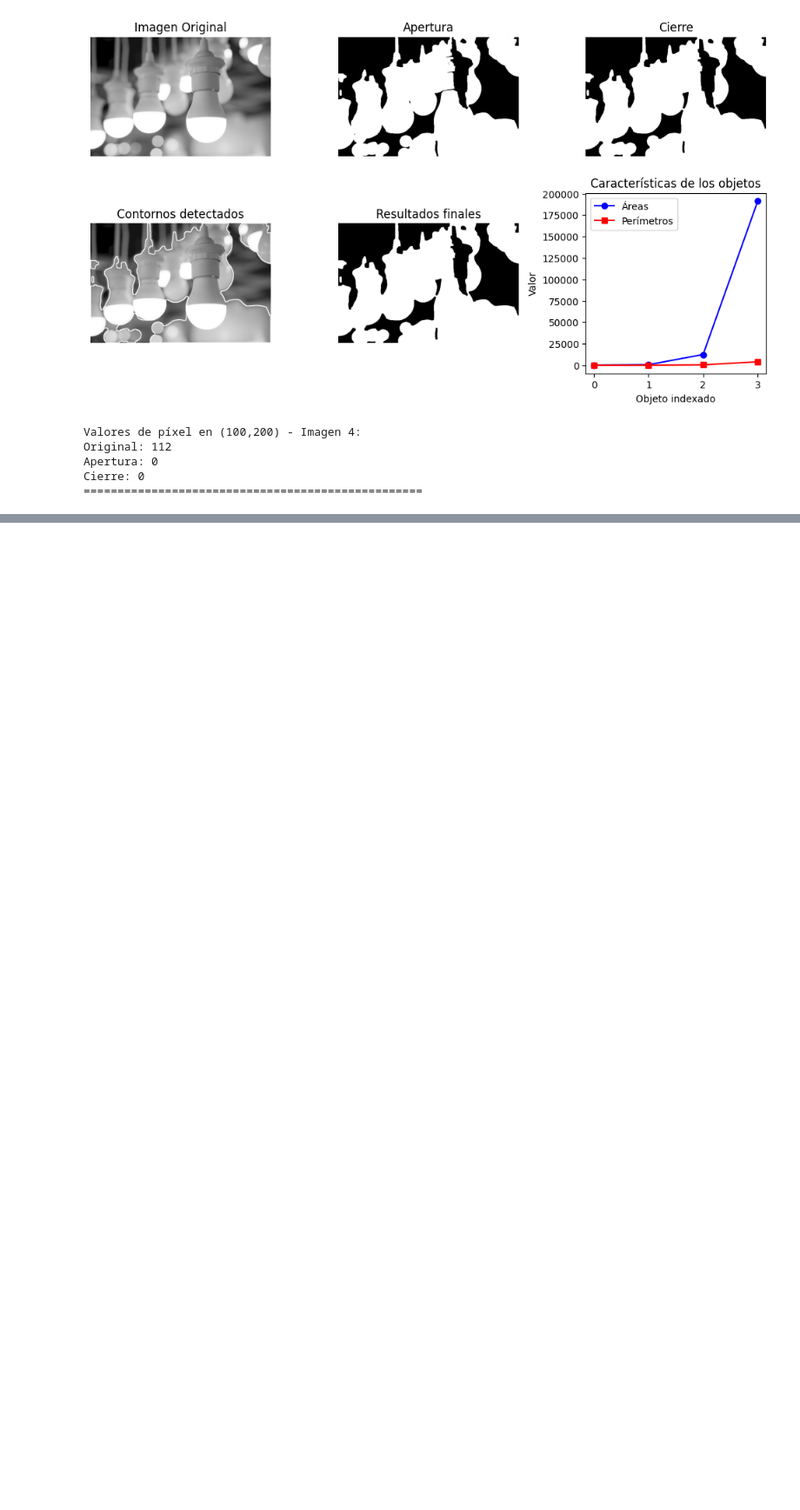
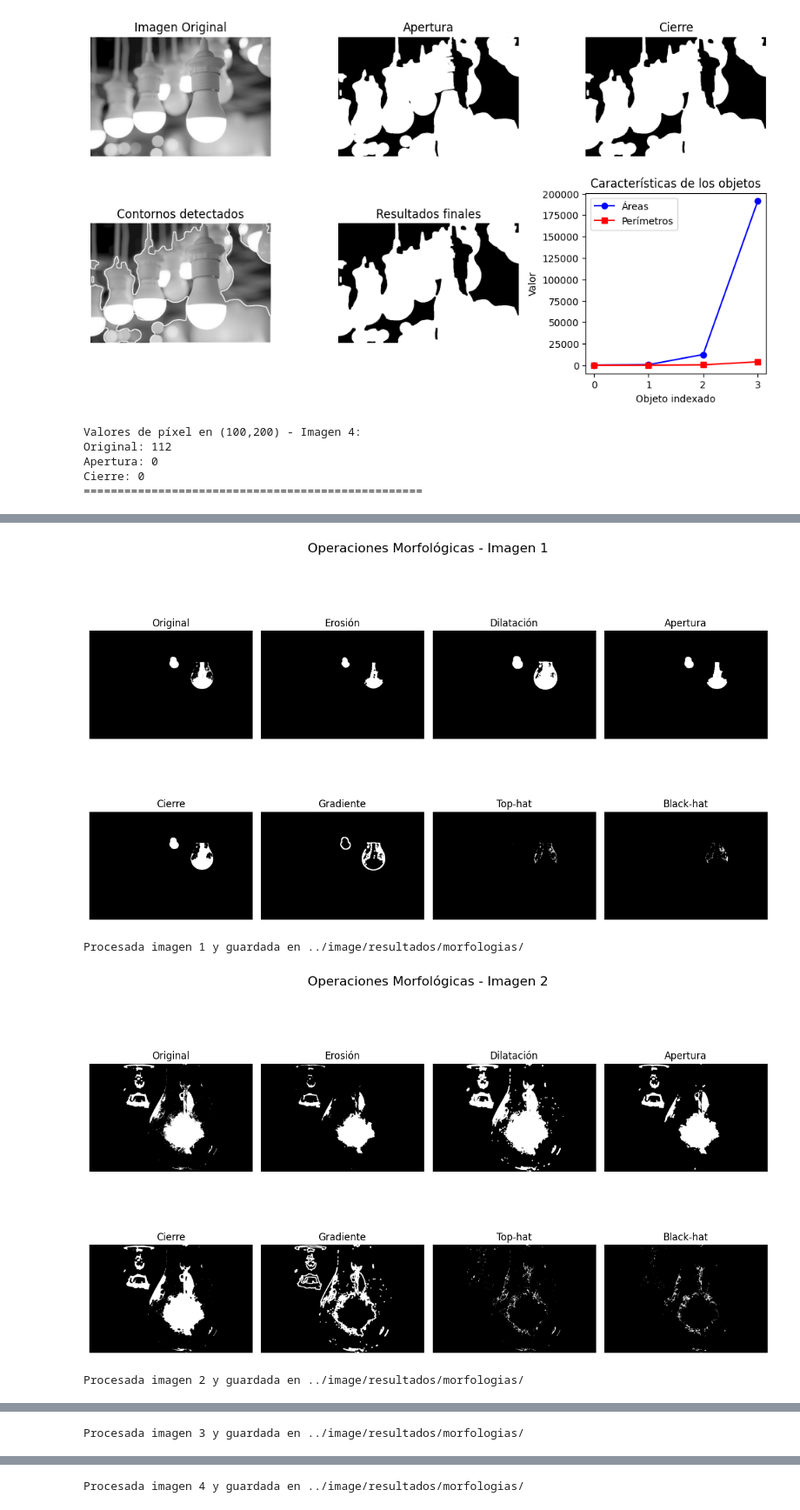
Before and after one commit to BrandonBrandon-alt/parcial1_visualizacion, a Jupyter notebook: algoritmos/Morfologias.ipynb, the cells around one changed output, grey strips where cells are left out. Shown at 87% size. Drawn from its saved outputs; the diff is of its cells as text; code cells hidden in the pictures; blank space fills up the shorter version.

Commit message:
Se aplicaron las siguientes operaciones Morfológicas:
- Erosión
- Dilatación
- Apertura
- Cierre
- Gradiente Morfológico
- Top-Hat
- Black-Hat

```diff
--- a/algoritmos/Morfologias.ipynb
+++ b/algoritmos/Morfologias.ipynb
@@ -174,0 +190,68 @@ Cierre: 0
+# %%
+import cv2
+import numpy as np
+import matplotlib.pyplot as plt
+import os
+
+# Lista de imágenes a procesar
+imagenes = ['../image/1.png', '../image/2.png', '../image/3.png', '../image/4.png']
+
+# Carpeta de salida
+output_dir = "../image/resultados/morfologias/"
+os.makedirs(output_dir, exist_ok=True)
+
+# Crear un kernel para las operaciones morfológicas
+kernel = np.ones((7, 7), np.uint8)
+
+for i, path in enumerate(imagenes):
+    # Cargar la imagen en escala de grises
+    image = cv2.imread(path, cv2.IMREAD_GRAYSCALE)
+
+    # Preprocesamiento: convertir la imagen a binaria usando umbralización
+    _, binary_image = cv2.threshold(image, 127, 255, cv2.THRESH_BINARY)
+
+    # ---- Operaciones morfológicas ----
+    erosion = cv2.erode(binary_image, kernel, iterations=1)
+    dilatacion = cv2.dilate(binary_image, kernel, iterations=1)
+    apertura = cv2.morphologyEx(binary_image, cv2.MORPH_OPEN, kernel)
+    cierre = cv2.morphologyEx(binary_image, cv2.MORPH_CLOSE, kernel)
+    gradiente = cv2.morphologyEx(binary_image, cv2.MORPH_GRADIENT, kernel)
+    tophat = cv2.morphologyEx(binary_image, cv2.MORPH_TOPHAT, kernel)
+    blackhat = cv2.morphologyEx(binary_image, cv2.MORPH_BLACKHAT, kernel)
+
+    # ---- Mostrar resultados ----
+    titles = [
+        "Original", "Erosión", "Dilatación", "Apertura",
+        "Cierre", "Gradiente", "Top-hat", "Black-hat"
+    ]
+    images = [
+        binary_image, erosion, dilatacion, apertura,
+        cierre, gradiente, tophat, blackhat
+    ]
+
+    plt.figure(figsize=(12, 8))
+    for j in range(8):
+        plt.subplot(2, 4, j+1)
+        plt.imshow(images[j], cmap="gray")
+        plt.title(titles[j])
+        plt.axis("off")
+    plt.suptitle(f"Operaciones Morfológicas - Imagen {i+1}", fontsize=16)
+    plt.tight_layout()
+    plt.show()
+
+    # ---- Guardar resultados ----
+    cv2.imwrite(os.path.join(output_dir, f"imagen{i+1}_original.png"), binary_image)
+    cv2.imwrite(os.path.join(output_dir, f"imagen{i+1}_erosion.png"), erosion)
+    cv2.imwrite(os.path.join(output_dir, f"imagen{i+1}_dilatacion.png"), dilatacion)
+    cv2.imwrite(os.path.join(output_dir, f"imagen{i+1}_apertura.png"), apertura)
+    cv2.imwrite(os.path.join(output_dir, f"imagen{i+1}_cierre.png"), cierre)
+    cv2.imwrite(os.path.join(output_dir, f"imagen{i+1}_gradiente.png"), gradiente)
+    cv2.imwrite(os.path.join(output_dir, f"imagen{i+1}_tophat.png"), tophat)
+    cv2.imwrite(os.path.join(output_dir, f"imagen{i+1}_blackhat.png"), blackhat)
+
+    print(f"Procesada imagen {i+1} y guardada en {output_dir}")
+# %% [output]
+[figure, added]
+Procesada imagen 1 y guardada en ../image/resultados/morfologias/
+[figure, added]
+Procesada imagen 2 y guardada en ../image/resultados/morfologias/
@@ -174,0 +259 @@ Cierre: 0
+Procesada imagen 3 y guardada en ../image/resultados/morfologias/
@@ -174,0 +261 @@ Cierre: 0
+Procesada imagen 4 y guardada en ../image/resultados/morfologias/
```
Also changed, not shown: parts of 3 cells of this notebook, 32 other files.
